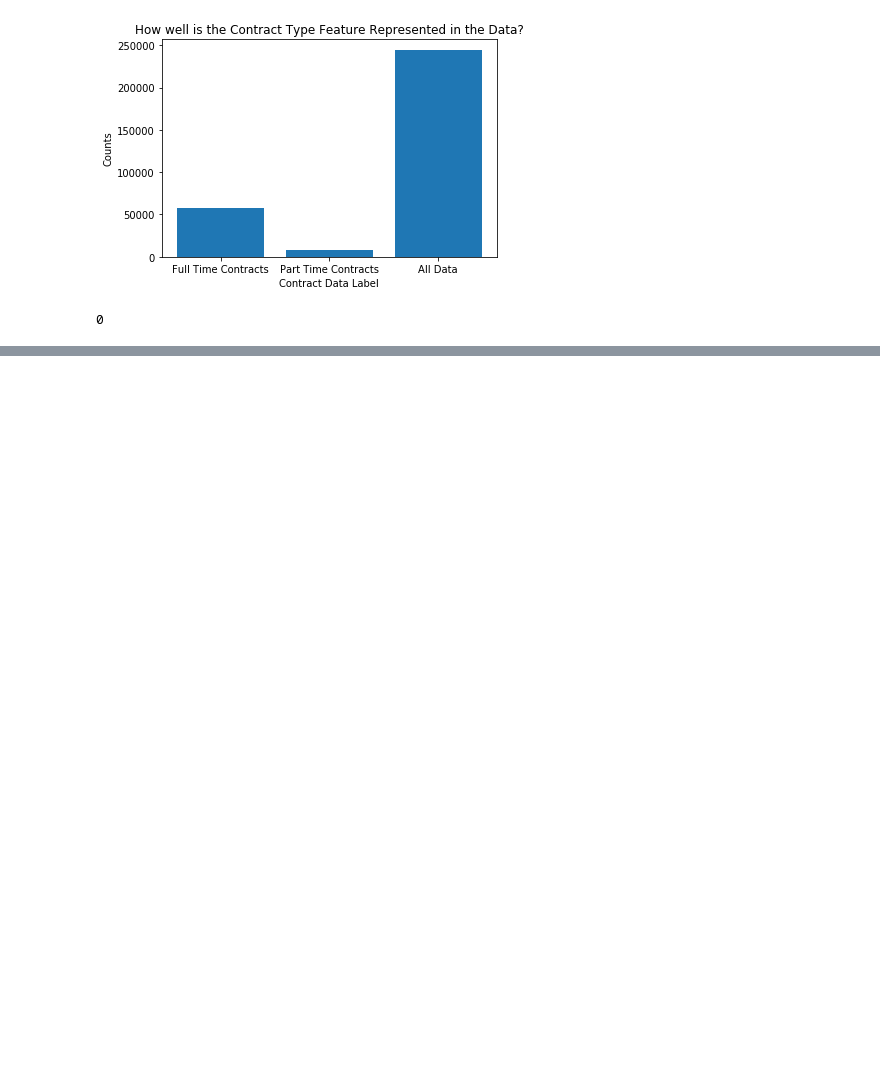
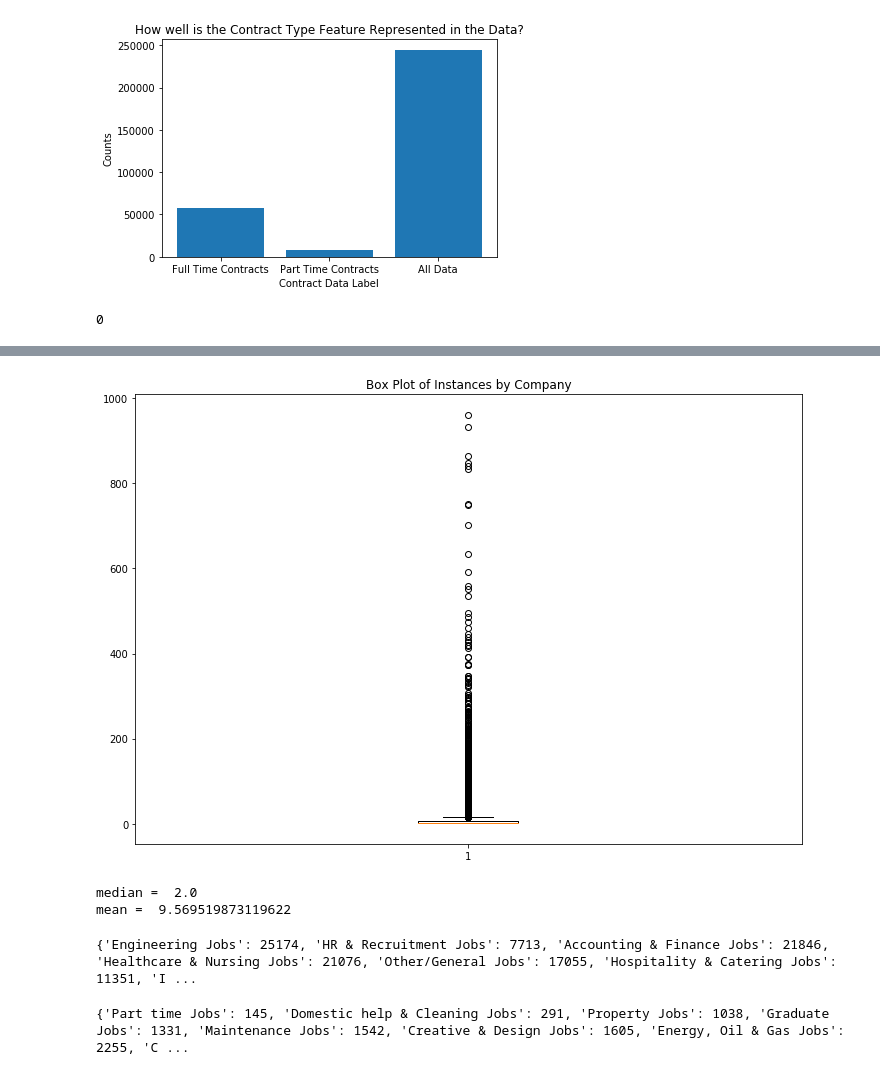
Before and after one commit to JamWithBread/ML_Group33, a Jupyter notebook: Salary Data Exploratory Analysis.ipynb, the cells around one changed output, grey strips where cells are left out. Cells and saved outputs as stored; diff of their text form; code cells hidden in the pictures; blank space fills up the shorter version.

```diff
--- a/Salary Data Exploratory Analysis.ipynb
+++ b/Salary Data Exploratory Analysis.ipynb
@@ -137,0 +235,48 @@ print(len(duplicates))
+# %%
+fig = plt.figure(figsize = [10,7])
+comp_list = np.array(comp_list)
+plt.boxplot(comp_list)
+plt.title('Box Plot of Instances by Company')
+plt.show()
+### 5 most common companies : ### (excluded from plots)
+#'UKStaffsearch': 4997
+#'CVbrowser': 2977
+#'London4Jobs': 2345
+#'Hays': 1784
+#'JAM Recruitment Ltd': 1122
+mid = len(comp_list) // 2
+res = (comp_list[mid] + comp_list[~mid]) / 2
+print('median = ',res)
+print('mean = ',sum(comp_list)/len(comp_list))
+# %% [output]
+[figure, added]
+median =  2.0
+mean =  9.569519873119622
+# %%
+job_categories = {}
+for c in df['Category']:
+    if c in job_categories.keys():
+        count = job_categories[c]
+        job_categories[c] +=1
+    else:
+        job_categories[c]=1
+print(job_categories)
+# %% [output]
+{'Engineering Jobs': 25174, 'HR & Recruitment Jobs': 7713, 'Accounting & Finance Jobs': 21846, 'Healthcare & Nursing Jobs': 21076, 'Other/General Jobs': 17055, 'Hospitality & Catering Jobs': 11351, 'I ...
+# %%
+categ_list = []
+for key in job_categories:
+    categ_list.append(job_categories[key])
+
+sorted_values = sorted(job_categories.values()) # Sort the values
+sorted_dict = {}
+
+for i in sorted_values:
+    for k in job_categories.keys():
+        if job_categories[k] == i:
+            sorted_dict[k] = job_categories[k]
+            break
+
+print(sorted_dict)
+# %% [output]
+{'Part time Jobs': 145, 'Domestic help & Cleaning Jobs': 291, 'Property Jobs': 1038, 'Graduate Jobs': 1331, 'Maintenance Jobs': 1542, 'Creative & Design Jobs': 1605, 'Energy, Oil & Gas Jobs': 2255, 'C ...
```
Also changed, not shown: parts of 6 cells of this notebook.
